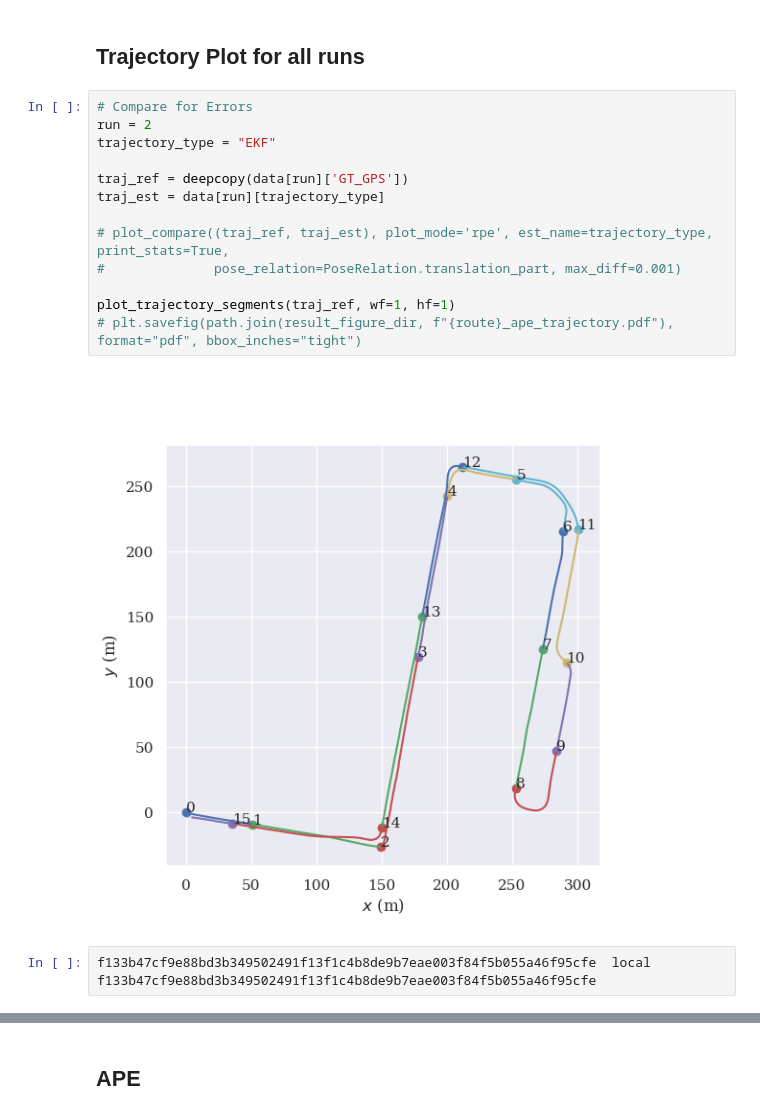
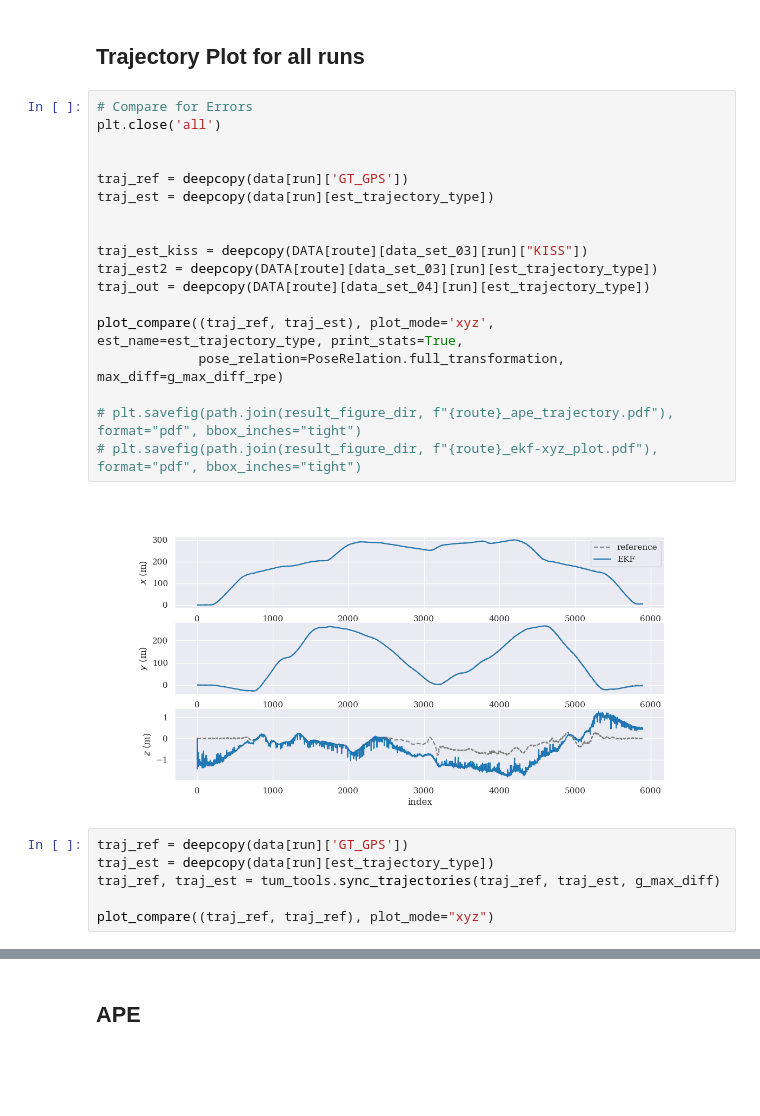
Before and after one commit to Jul310/kiss-icp, a Jupyter notebook: tum_eval/df_analysis.ipynb, the cells around one changed output, grey strips where cells are left out. Cells and saved outputs as stored; diff of their text form; blank space fills up the shorter version.

```diff
--- a/tum_eval/df_analysis.ipynb
+++ b/tum_eval/df_analysis.ipynb
@@ -113,19 +159,27 @@ compare_plot_multiple(trajectories, names, plot_mode=plot_mode, wf=2, hf=0.5)
 ## Trajectory Plot for all runs
 # %%
 # Compare for Errors
-run = 2
-trajectory_type = "EKF"
+plt.close('all')
+
 
 traj_ref = deepcopy(data[run]['GT_GPS'])
-traj_est = data[run][trajectory_type]
+traj_est = deepcopy(data[run][est_trajectory_type])
 
-# plot_compare((traj_ref, traj_est), plot_mode='rpe', est_name=trajectory_type, print_stats=True,
-#              pose_relation=PoseRelation.translation_part, max_diff=0.001)
 
-plot_trajectory_segments(traj_ref, wf=1, hf=1)
+traj_est_kiss = deepcopy(DATA[route][data_set_03][run]["KISS"])
+traj_est2 = deepcopy(DATA[route][data_set_03][run][est_trajectory_type])
+traj_out = deepcopy(DATA[route][data_set_04][run][est_trajectory_type])
+
+plot_compare((traj_ref, traj_est), plot_mode='xyz', est_name=est_trajectory_type, print_stats=True,
+             pose_relation=PoseRelation.full_transformation, max_diff=g_max_diff_rpe)
+
 # plt.savefig(path.join(result_figure_dir, f"{route}_ape_trajectory.pdf"), format="pdf", bbox_inches="tight")
+# plt.savefig(path.join(result_figure_dir, f"{route}_ekf-xyz_plot.pdf"), format="pdf", bbox_inches="tight")
 # %% [output]
-[figure, old version]
+[figure, new version]
-# %%
-f133b47cf9e88bd3b349502491f13f1c4b8de9b7eae003f84f5b055a46f95cfe  local
-f133b47cf9e88bd3b349502491f13f1c4b8de9b7eae003f84f5b055a46f95cfe
+# %%
+traj_ref = deepcopy(data[run]['GT_GPS'])
+traj_est = deepcopy(data[run][est_trajectory_type])
+traj_ref, traj_est = tum_tools.sync_trajectories(traj_ref, traj_est, g_max_diff)
+
+plot_compare((traj_ref, traj_ref), plot_mode="xyz")
```
Also changed, not shown: parts of 9 cells of this notebook, 3 other files.
